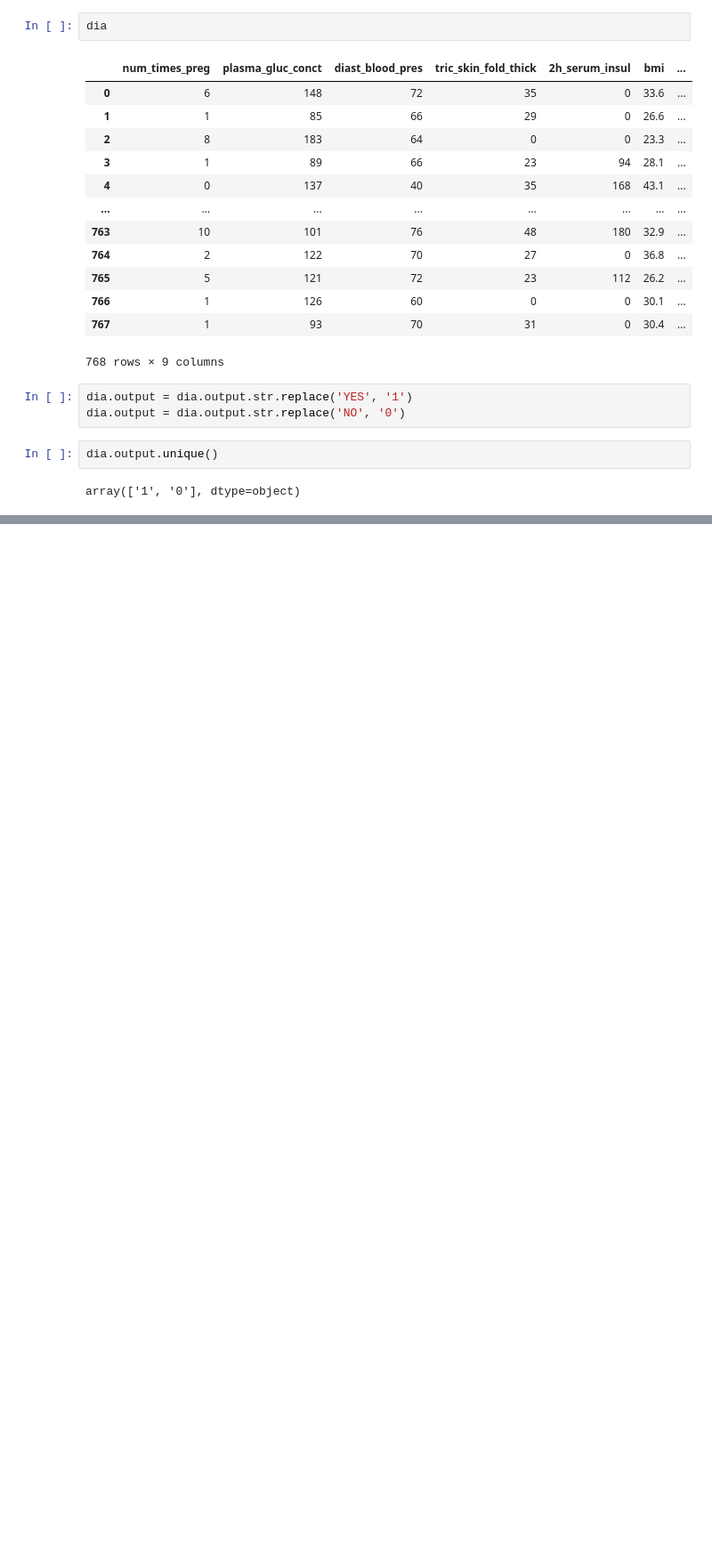
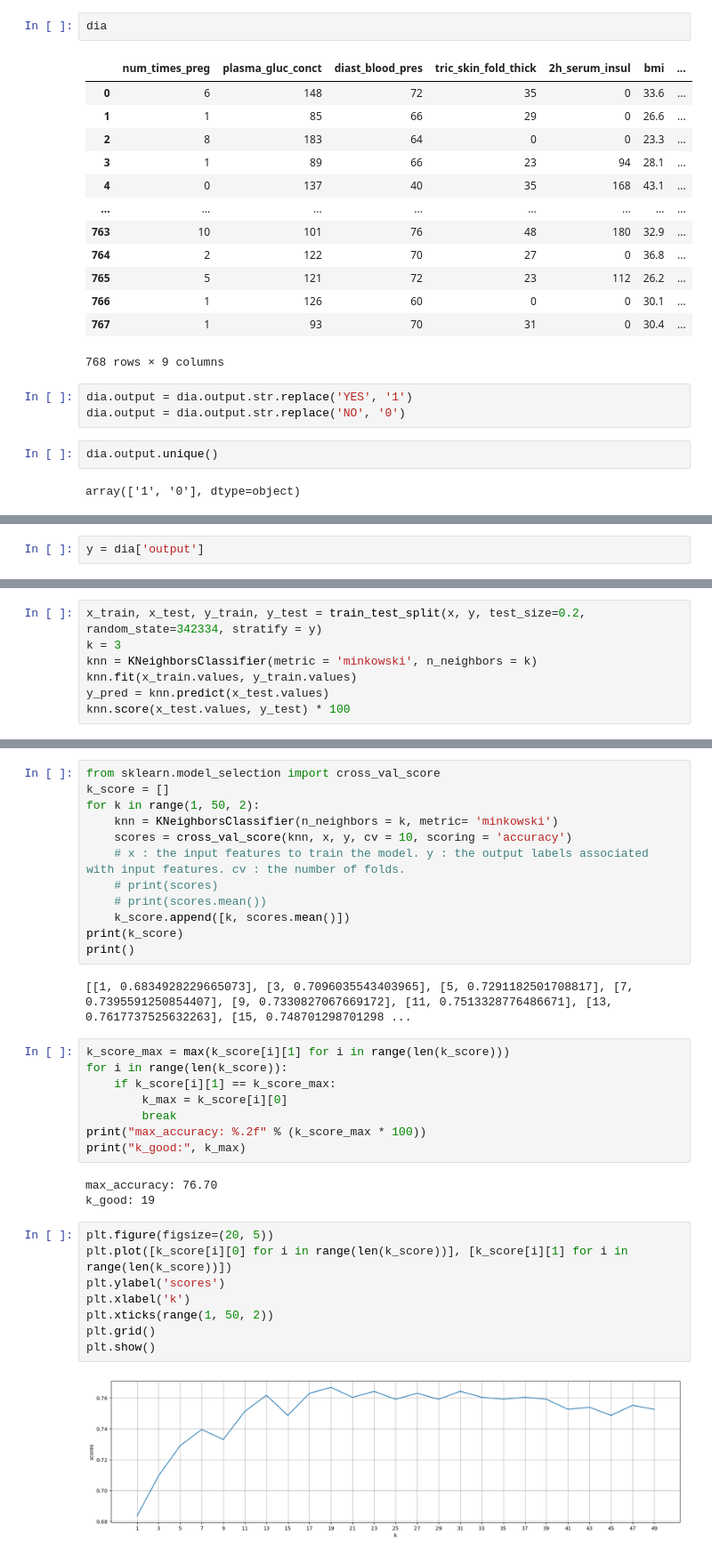
Before and after one commit to mlhdeep-ai/DataScience_RP, a Jupyter notebook: DS_04_MachineLearning-KNN.ipynb, the cells around one changed output, grey strips where cells are left out. Shown at 89% size. Drawn from its saved outputs; the diff is of its cells as text; blank space fills up the shorter version.

```diff
--- a/DS_04_MachineLearning-KNN.ipynb
+++ b/DS_04_MachineLearning-KNN.ipynb
@@ -67,0 +65,2 @@ x =
+# %%
+y = dia['output']
@@ -67,0 +93,7 @@ x =
+# %%
+x_train, x_test, y_train, y_test = train_test_split(x, y, test_size=0.2, random_state=342334, stratify = y)
+k = 3
+knn = KNeighborsClassifier(metric = 'minkowski', n_neighbors = k)
+knn.fit(x_train.values, y_train.values)
+y_pred = knn.predict(x_test.values)
+knn.score(x_test.values, y_test) * 100
@@ -67,0 +105,35 @@ x =
+# %%
+from sklearn.model_selection import cross_val_score
+k_score = []
+for k in range(1, 50, 2):
+    knn = KNeighborsClassifier(n_neighbors = k, metric= 'minkowski')
+    scores = cross_val_score(knn, x, y, cv = 10, scoring = 'accuracy')
+    # x : the input features to train the model. y : the output labels associated with input features. cv : the number of folds.
+    # print(scores)
+    # print(scores.mean())
+    k_score.append([k, scores.mean()])
+print(k_score)
+print()
+# %% [output]
+[[1, 0.6834928229665073], [3, 0.7096035543403965], [5, 0.7291182501708817], [7, 0.7395591250854407], [9, 0.7330827067669172], [11, 0.7513328776486671], [13, 0.7617737525632263], [15, 0.748701298701298 ...
+# %%
+k_score_max = max(k_score[i][1] for i in range(len(k_score)))
+for i in range(len(k_score)):
+    if k_score[i][1] == k_score_max:
+        k_max = k_score[i][0]
+        break
+print("max_accuracy: %.2f" % (k_score_max * 100))
+print("k_good:", k_max)
+# %% [output]
+max_accuracy: 76.70
+k_good: 19
+# %%
+plt.figure(figsize=(20, 5))
+plt.plot([k_score[i][0] for i in range(len(k_score))], [k_score[i][1] for i in range(len(k_score))])
+plt.ylabel('scores')
+plt.xlabel('k')
+plt.xticks(range(1, 50, 2))
+plt.grid()
+plt.show()
+# %% [output]
+[figure, added]
```
Also changed, not shown: parts of 15 cells of this notebook.
